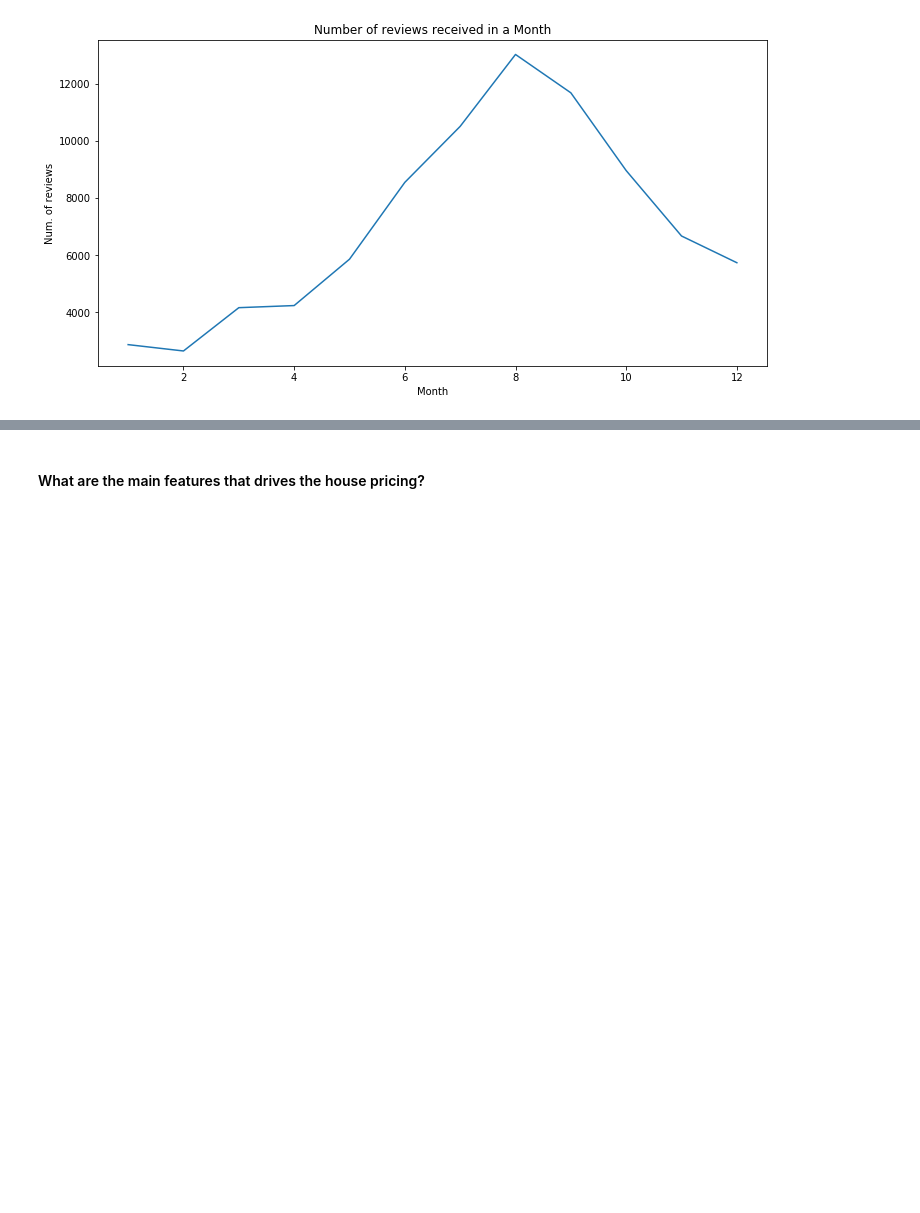
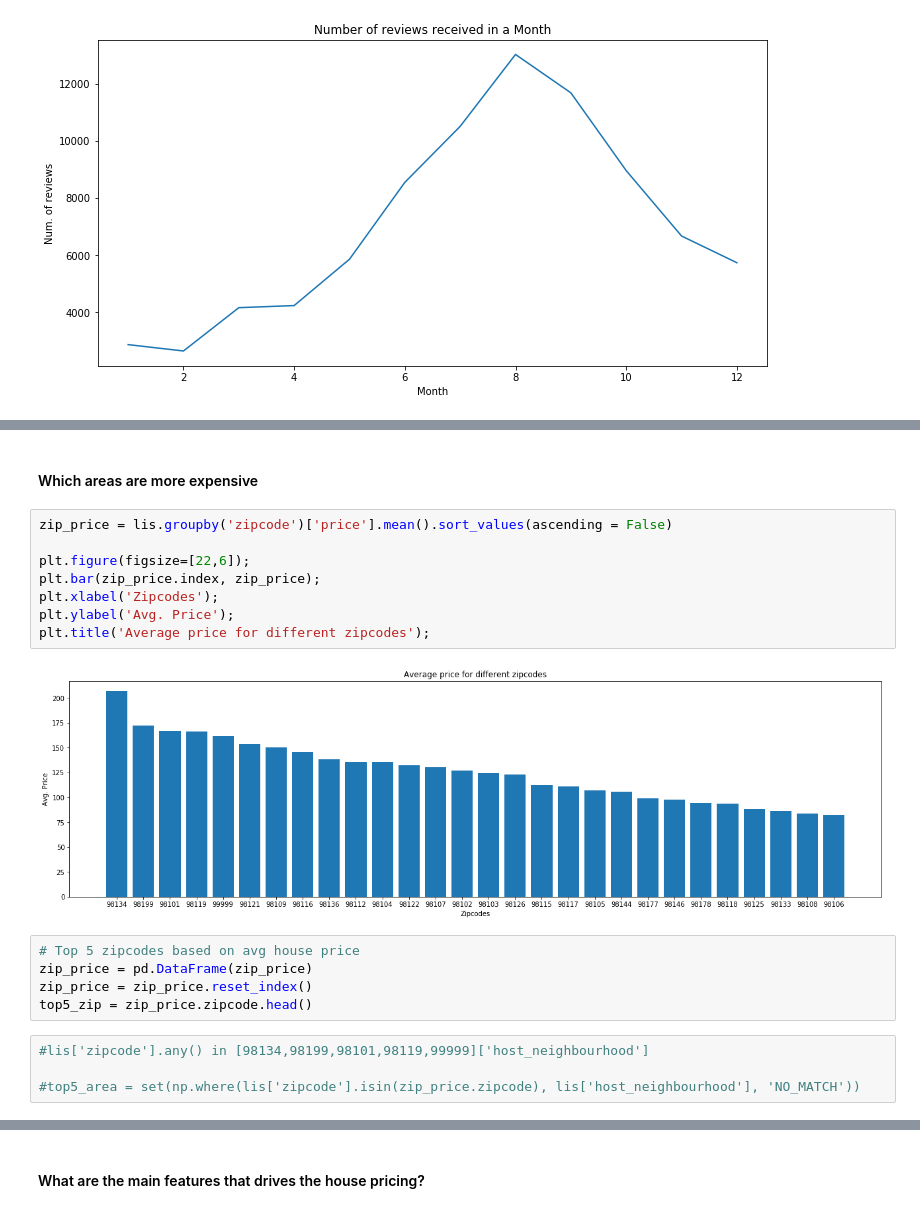
Before and after one commit to ArushiC/Seattle-Airbnb, a Jupyter notebook: Seattle AirBnB Open Data.ipynb, the cells around one changed output, grey strips where cells are left out. Saved outputs shown, nothing was run; the diff lists cells and outputs as text; blank space fills up the shorter version.

```diff
--- a/Seattle AirBnB Open Data.ipynb
+++ b/Seattle AirBnB Open Data.ipynb
@@ -425,0 +440,21 @@ plt.title('Number of reviews received in a Month');
+# %% [markdown]
+#### Which areas are more expensive
+# %%
+zip_price = lis.groupby('zipcode')['price'].mean().sort_values(ascending = False)
+
+plt.figure(figsize=[22,6]);
+plt.bar(zip_price.index, zip_price);
+plt.xlabel('Zipcodes');
+plt.ylabel('Avg. Price');
+plt.title('Average price for different zipcodes');
+# %% [output]
+[figure, added]
+# %%
+# Top 5 zipcodes based on avg house price
+zip_price = pd.DataFrame(zip_price)
+zip_price = zip_price.reset_index()
+top5_zip = zip_price.zipcode.head()
+# %%
+#lis['zipcode'].any() in [98134,98199,98101,98119,99999]['host_neighbourhood']
+
+#top5_area = set(np.where(lis['zipcode'].isin(zip_price.zipcode), lis['host_neighbourhood'], 'NO_MATCH'))
```
Also changed, not shown: parts of 18 cells of this notebook.
